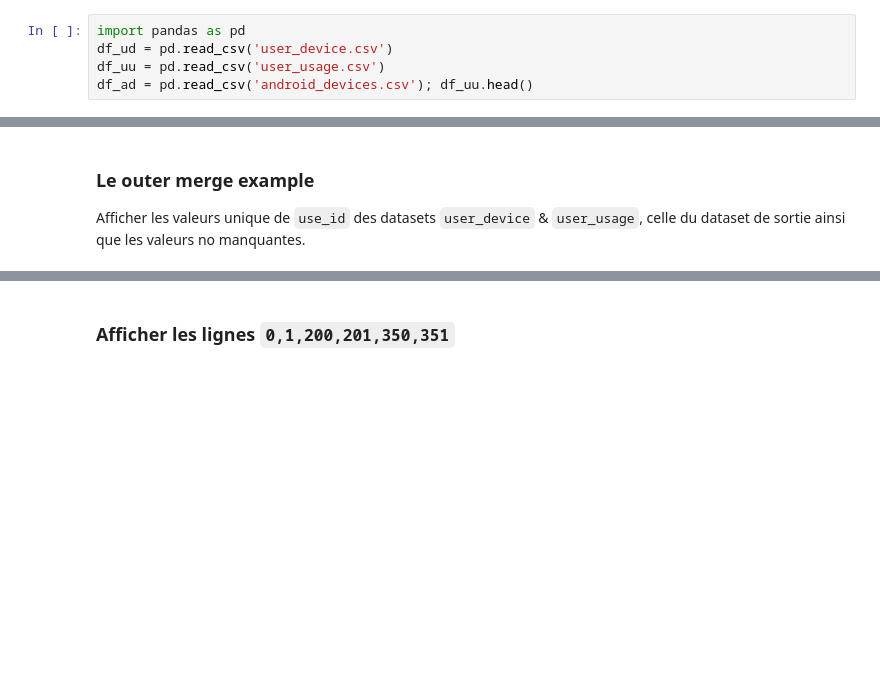
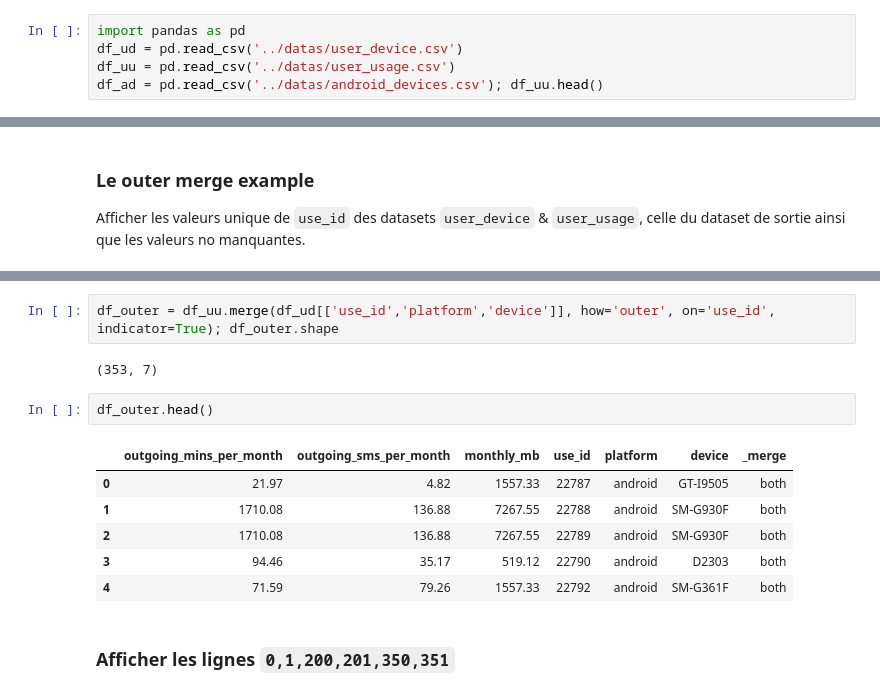
Before and after one commit to rmn976/python-eda, a Jupyter notebook: exercices/PandasMerge.ipynb, the cells around one changed output, grey strips where cells are left out. Cells and saved outputs as stored; diff of their text form; blank space fills up the shorter version.

Commit message:
Finition sur PandasMerge

```diff
--- a/exercices/PandasMerge.ipynb
+++ b/exercices/PandasMerge.ipynb
@@ -6,9 +6,9 @@ Dans la science de données on a souvent besoin de fusionner des tableaux. On pe
 ### Importer pandas et les dataset `user_device.csv`, `user_usage.csv` et `android_devices.csv`
 # %%
 import pandas as pd
-df_ud = pd.read_csv('user_device.csv')
-df_uu = pd.read_csv('user_usage.csv')
-df_ad = pd.read_csv('android_devices.csv'); df_uu.head()
+df_ud = pd.read_csv('../datas/user_device.csv')
+df_uu = pd.read_csv('../datas/user_usage.csv')
+df_ad = pd.read_csv('../datas/android_devices.csv'); df_uu.head()
 # %% [output]
 |  | outgoing_mins_per_month | outgoing_sms_per_month | monthly_mb | use_id |
 | 0 | 21.97 | 4.82 | 1557.33 | 22787 |
@@ -150,2 +153,15 @@ There are 159 rows with no missing values.
+# %%
+df_outer = df_uu.merge(df_ud[['use_id','platform','device']], how='outer', on='use_id', indicator=True); df_outer.shape
+# %% [output]
+(353, 7)
+# %%
+df_outer.head()
+# %% [output]
+|  | outgoing_mins_per_month | outgoing_sms_per_month | monthly_mb | use_id | platform | device | _merge |
+| 0 | 21.97 | 4.82 | 1557.33 | 22787 | android | GT-I9505 | both |
+| 1 | 1710.08 | 136.88 | 7267.55 | 22788 | android | SM-G930F | both |
+| 2 | 1710.08 | 136.88 | 7267.55 | 22789 | android | SM-G930F | both |
+| 3 | 94.46 | 35.17 | 519.12 | 22790 | android | D2303 | both |
+| 4 | 71.59 | 79.26 | 1557.33 | 22792 | android | SM-G361F | both |
 # %% [markdown]
 ### Afficher les lignes `0,1,200,201,350,351`
```
Also changed, not shown: parts of 10 cells of this notebook.
